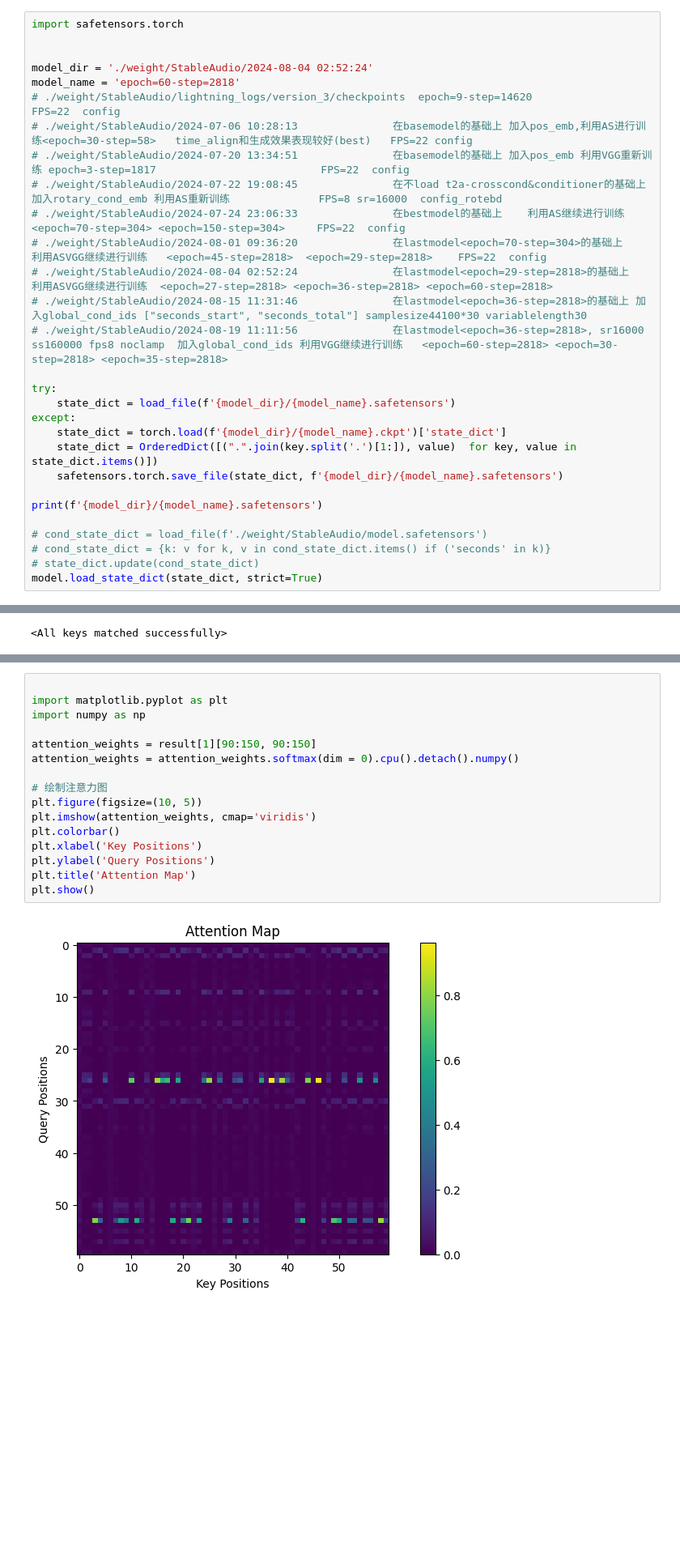
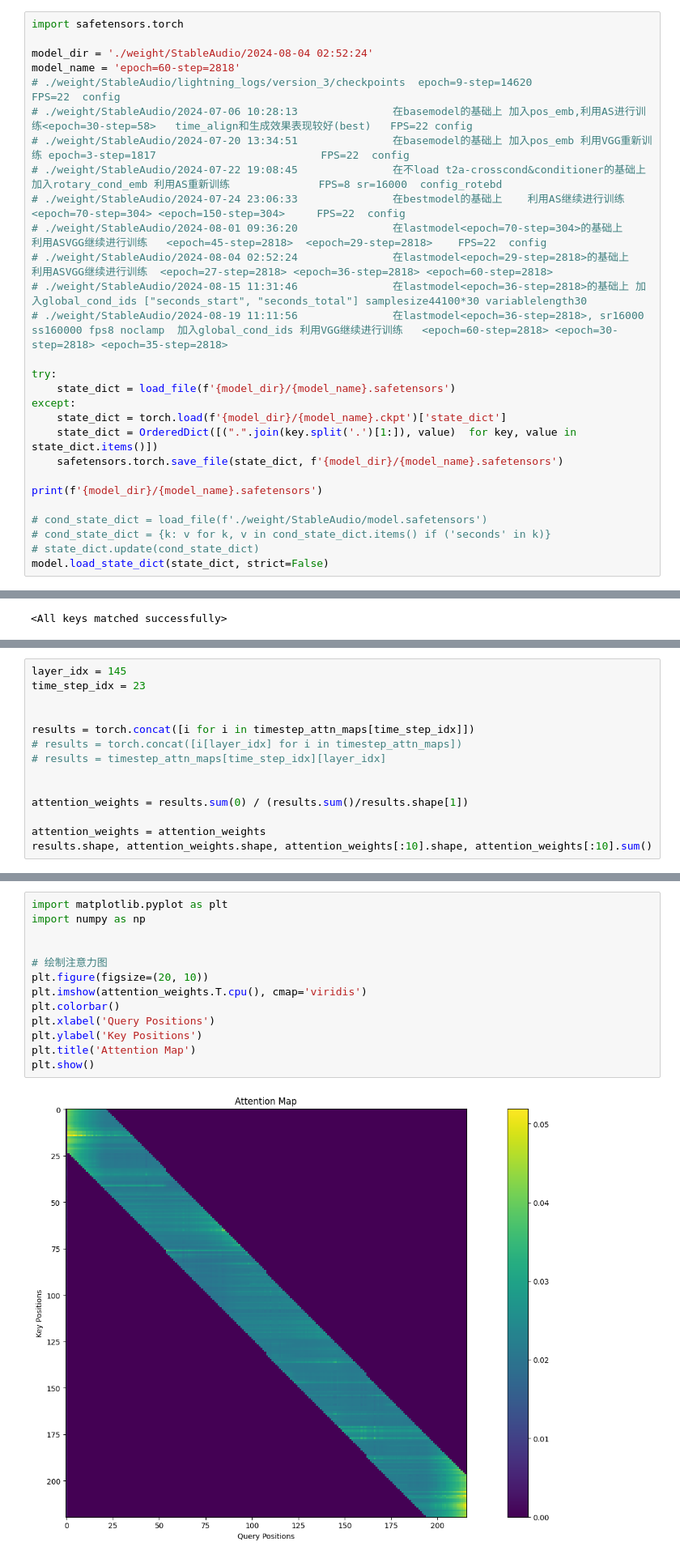
Before and after one commit to Ceaglex/stable-v2a, a Jupyter notebook: temporal.ipynb, the cells around one changed output, grey strips where cells are left out. Shown: that part at 81% size. Saved outputs shown, nothing was run; the diff lists cells and outputs as text; blank space fills up the shorter version.

```diff
--- a/temporal.ipynb
+++ b/temporal.ipynb
@@ -42,6 +47,5 @@ sample_size, sample_rate, sample_size/sample_rate, variable_length, fps, force_c
 # %%
 import safetensors.torch
-
 
 model_dir = './weight/StableAudio/2024-08-04 02:52:24'
 model_name = 'epoch=60-step=2818'
@@ -67,7 +71,7 @@ print(f'{model_dir}/{model_name}.safetensors')
 # cond_state_dict = load_file(f'./weight/StableAudio/model.safetensors')
 # cond_state_dict = {k: v for k, v in cond_state_dict.items() if ('seconds' in k)}
 # state_dict.update(cond_state_dict)
-model.load_state_dict(state_dict, strict=True)
+model.load_state_dict(state_dict, strict=False)
 # %% [output]
 ./weight/StableAudio/2024-08-04 02:52:24/epoch=60-step=2818.safetensors
 <All keys matched successfully>
@@ -306,0 +124,14 @@ torch.Size([20, 20])
+# %%
+layer_idx = 145
+time_step_idx = 23
+
+
+results = torch.concat([i for i in timestep_attn_maps[time_step_idx]])
+# results = torch.concat([i[layer_idx] for i in timestep_attn_maps])
+# results = timestep_attn_maps[time_step_idx][layer_idx]
+
+
+attention_weights = results.sum(0) / (results.sum()/results.shape[1])
+
+attention_weights = attention_weights
+results.shape, attention_weights.shape, attention_weights[:10].shape, attention_weights[:10].sum()
@@ -307,18 +147,15 @@ torch.Size([20, 20])
 # %%
-
 import matplotlib.pyplot as plt
 import numpy as np
 
-attention_weights = result[1][90:150, 90:150]
-attention_weights = attention_weights.softmax(dim = 0).cpu().detach().numpy()
 
 # 绘制注意力图
-plt.figure(figsize=(10, 5))
-plt.imshow(attention_weights, cmap='viridis')
+plt.figure(figsize=(20, 10))
+plt.imshow(attention_weights.T.cpu(), cmap='viridis')
 plt.colorbar()
-plt.xlabel('Key Positions')
-plt.ylabel('Query Positions')
+plt.xlabel('Query Positions')
+plt.ylabel('Key Positions')
 plt.title('Attention Map')
 plt.show()
 # %% [output]
-[figure, old version]
+[figure, new version]
```
Also changed, not shown: parts of 11 cells of this notebook, 16 other files.
